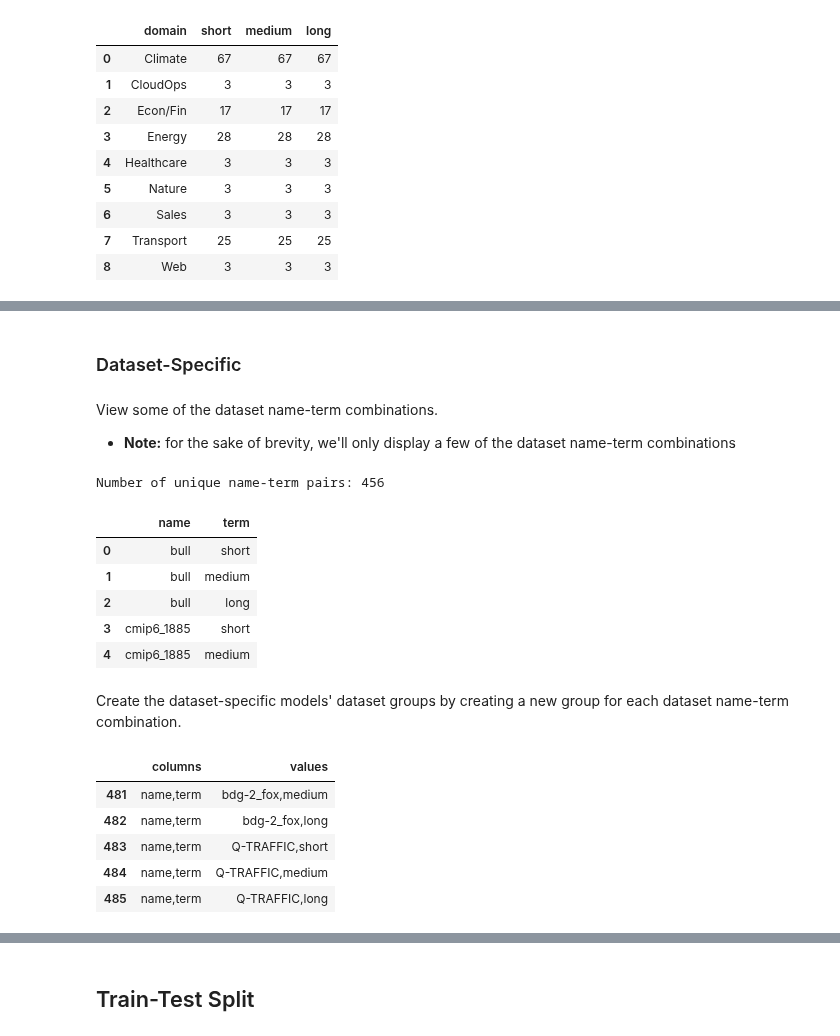
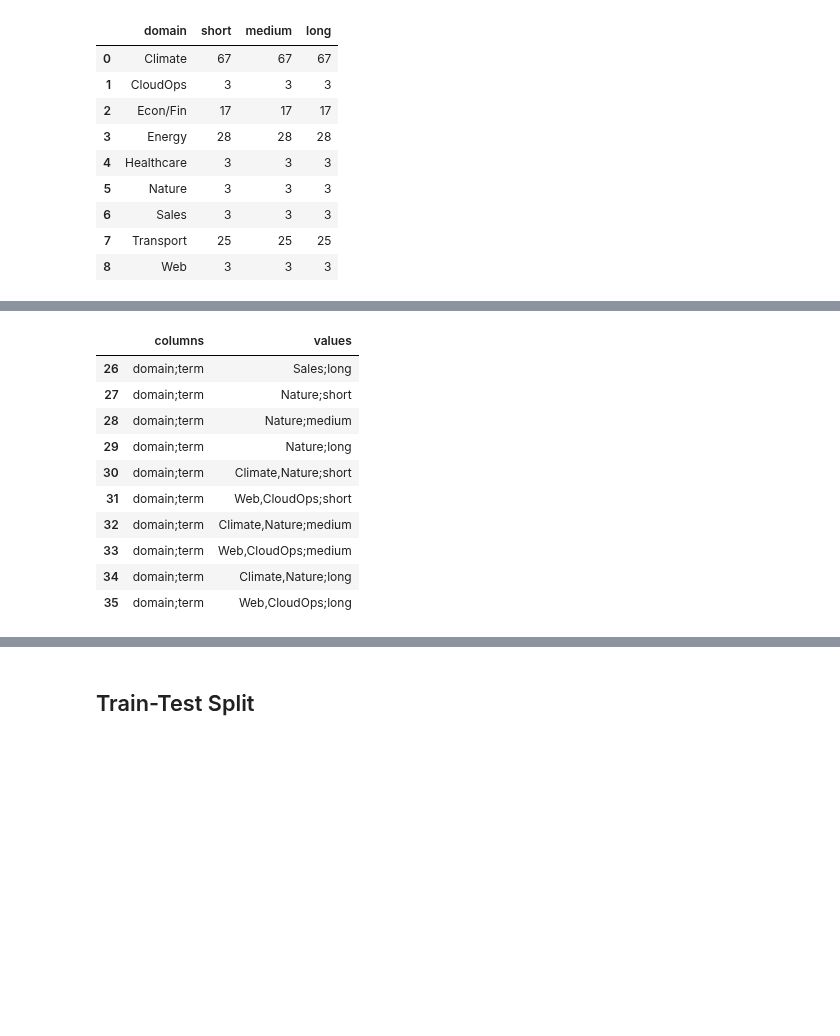
Before and after one commit to mpg05883/gift-eval, a Jupyter notebook: dataset_groups.ipynb, the cells around one changed output, grey strips where cells are left out. Drawn from its saved outputs; the diff is of its cells as text; code cells hidden in the pictures; blank space fills up the shorter version.

```diff
--- a/dataset_groups.ipynb
+++ b/dataset_groups.ipynb
@@ -171,33 +155,31 @@ groups_df.tail(10)
-# %% [markdown]
-### Dataset-Specific
-# %% [markdown]
-View some of the dataset name-term combinations.
-- **Note:** for the sake of brevity, we'll only display a few of the dataset name-term combinations
-# %%
-name_term_combinations = df[["name", "term"]]
-
-print(f"Number of unique name-term pairs: {len(name_term_combinations)}")
-name_term_combinations.head()
-# %% [output]
-Number of unique name-term pairs: 456
-|  | name | term |
-| 0 | bull | short |
-| 1 | bull | medium |
-| 2 | bull | long |
-| 3 | cmip6_1885 | short |
-| 4 | cmip6_1885 | medium |
-# %% [markdown]
-Create the dataset-specific models' dataset groups by creating a new group for each dataset name-term combination.
-# %%
-for name, term in df[["name", "term"]].drop_duplicates().values:
-    groups_df.loc[len(groups_df)] = ["name,term", f"{name},{term}"]
-
-groups_df.tail()
-# %% [output]
-|  | columns | values |
-| 481 | name,term | bdg-2_fox,medium |
-| 482 | name,term | bdg-2_fox,long |
-| 483 | name,term | Q-TRAFFIC,short |
-| 484 | name,term | Q-TRAFFIC,medium |
-| 485 | name,term | Q-TRAFFIC,long |
+# %%
+for domain, term in df[["domain", "term"]].drop_duplicates().values:
+    groups_df.loc[len(groups_df)] = ["domain;term", f"{domain};{term}"]
+
+for term in df["term"].unique():
+    # Add a combined "Climate" and "Nature" group
+    groups_df.loc[len(groups_df)] = ["domain;term", f"Climate,Nature;{term}"]
+
+    # Add a combined "Web" and "CloudOps" group
+    groups_df.loc[len(groups_df)] = ["domain;term", f"Web,CloudOps;{term}"]
+
+# ? Should we remove the medium and long groups for the following domains?
+# - Econ/Fin
+# - Healthcare
+# - Sales
+# These domains only have short datasets in the train-test split
+
+groups_df.tail(10)
+# %% [output]
+|  | columns | values |
+| 26 | domain;term | Sales;long |
+| 27 | domain;term | Nature;short |
+| 28 | domain;term | Nature;medium |
+| 29 | domain;term | Nature;long |
+| 30 | domain;term | Climate,Nature;short |
+| 31 | domain;term | Web,CloudOps;short |
+| 32 | domain;term | Climate,Nature;medium |
+| 33 | domain;term | Web,CloudOps;medium |
+| 34 | domain;term | Climate,Nature;long |
+| 35 | domain;term | Web,CloudOps;long |
 # %% [markdown]
```
Also changed, not shown: parts of 7 cells of this notebook, 1 other file.
